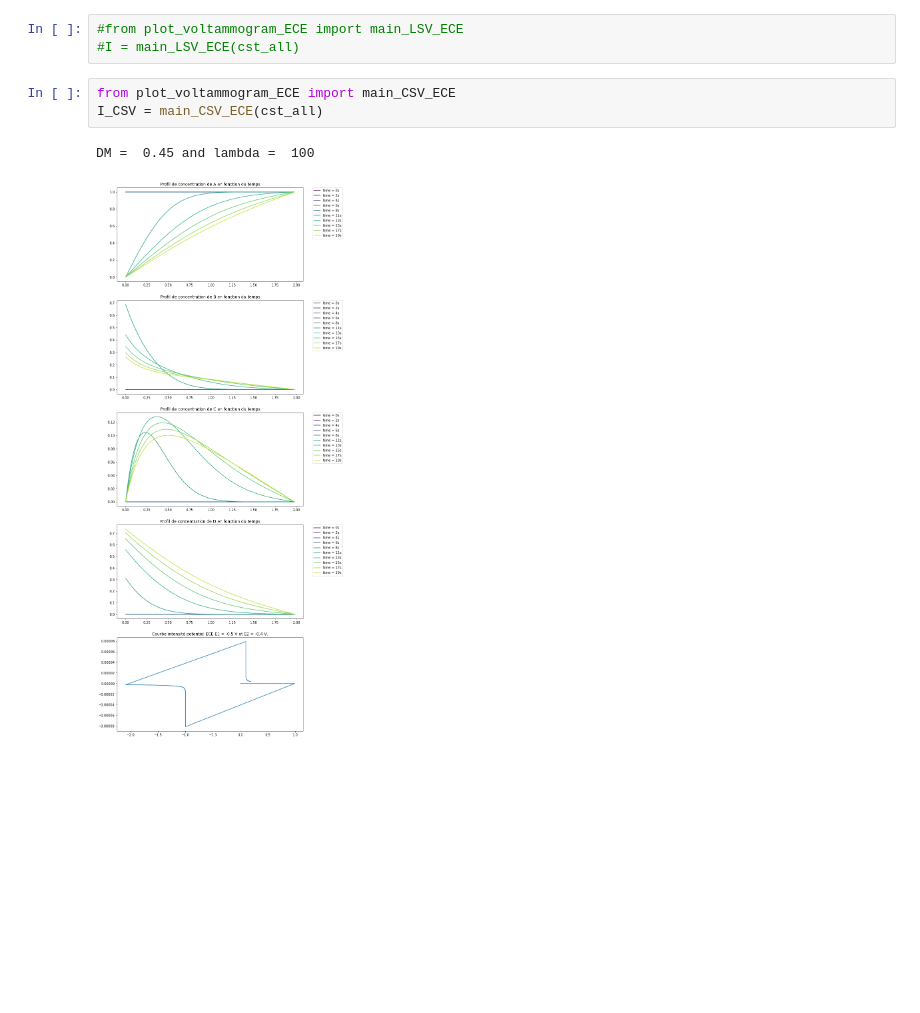
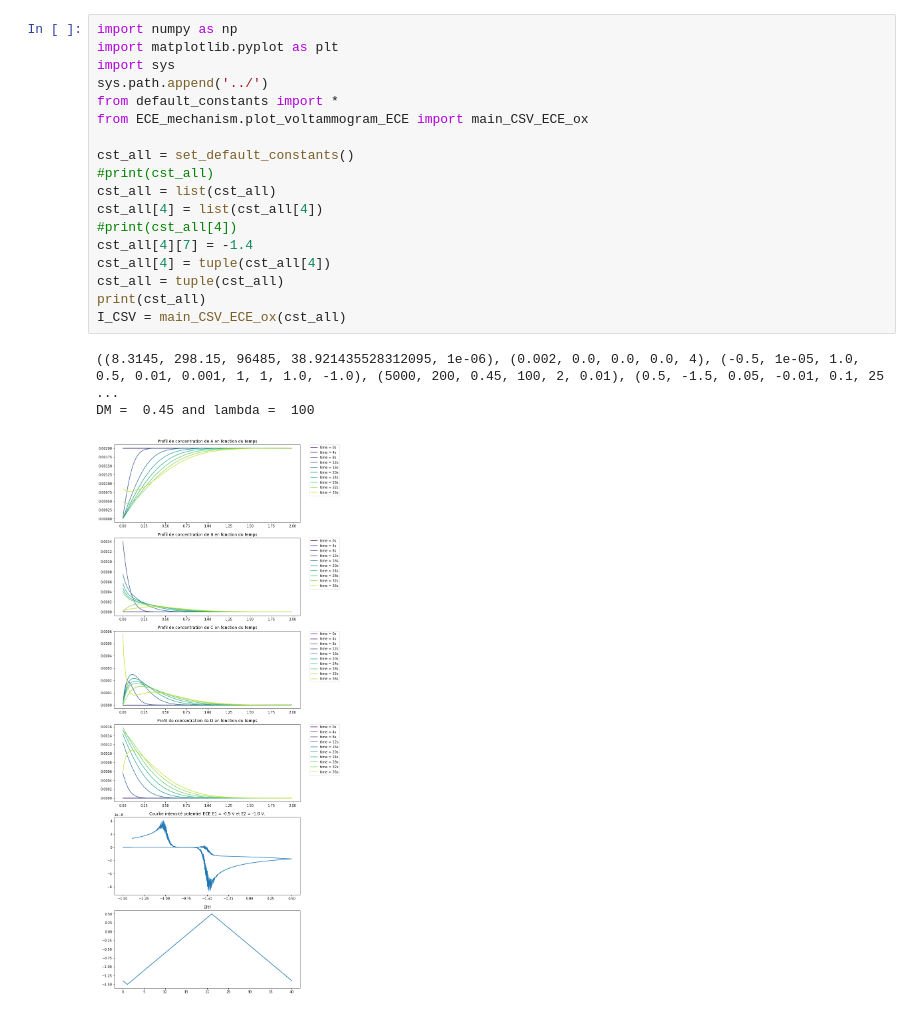
Before and after one commit to truejulosdu13/Electrochemistry, a Jupyter notebook: ECE_mechanism/voltammogram_ECE.ipynb, the cells around one changed output. Drawn from its saved outputs; the diff is of its cells as text; blank space fills up the shorter version.

```diff
--- a/ECE_mechanism/voltammogram_ECE.ipynb
+++ b/ECE_mechanism/voltammogram_ECE.ipynb
@@ -68,11 +1,24 @@ cst_all  = (cst_phys, cst_conc, cst_syst, cst_simu, cst_expe)
-# %%
-#from plot_voltammogram_ECE import main_LSV_ECE
-#I = main_LSV_ECE(cst_all)
-# %%
-from plot_voltammogram_ECE import main_CSV_ECE
-I_CSV = main_CSV_ECE(cst_all)
-# %% [output]
-DM =  0.45 and lambda =  100
-[figure, removed]
+# %%
+import numpy as np
+import matplotlib.pyplot as plt
+import sys
+sys.path.append('../')
+from default_constants import *
+from ECE_mechanism.plot_voltammogram_ECE import main_CSV_ECE_ox
+
+cst_all = set_default_constants()
+#print(cst_all)
+cst_all = list(cst_all)
+cst_all[4] = list(cst_all[4])
+#print(cst_all[4])
+cst_all[4][7] = -1.4
+cst_all[4] = tuple(cst_all[4])
+cst_all = tuple(cst_all)
+print(cst_all)
+I_CSV = main_CSV_ECE_ox(cst_all)
+# %% [output]
+((8.3145, 298.15, 96485, 38.921435528312095, 1e-06), (0.002, 0.0, 0.0, 0.0, 4), (-0.5, 1e-05, 1.0, 0.5, 0.01, 0.001, 1, 1, 1.0, -1.0), (5000, 200, 0.45, 100, 2, 0.01), (0.5, -1.5, 0.05, -0.01, 0.1, 25 ...
+DM =  0.45 and lambda =  100
+[figure, added]
 # %%
 from plot_voltammogram_ECE import extract_expe_like_CSV
```
Also changed, not shown: parts of 3 cells of this notebook, 8 other files.
